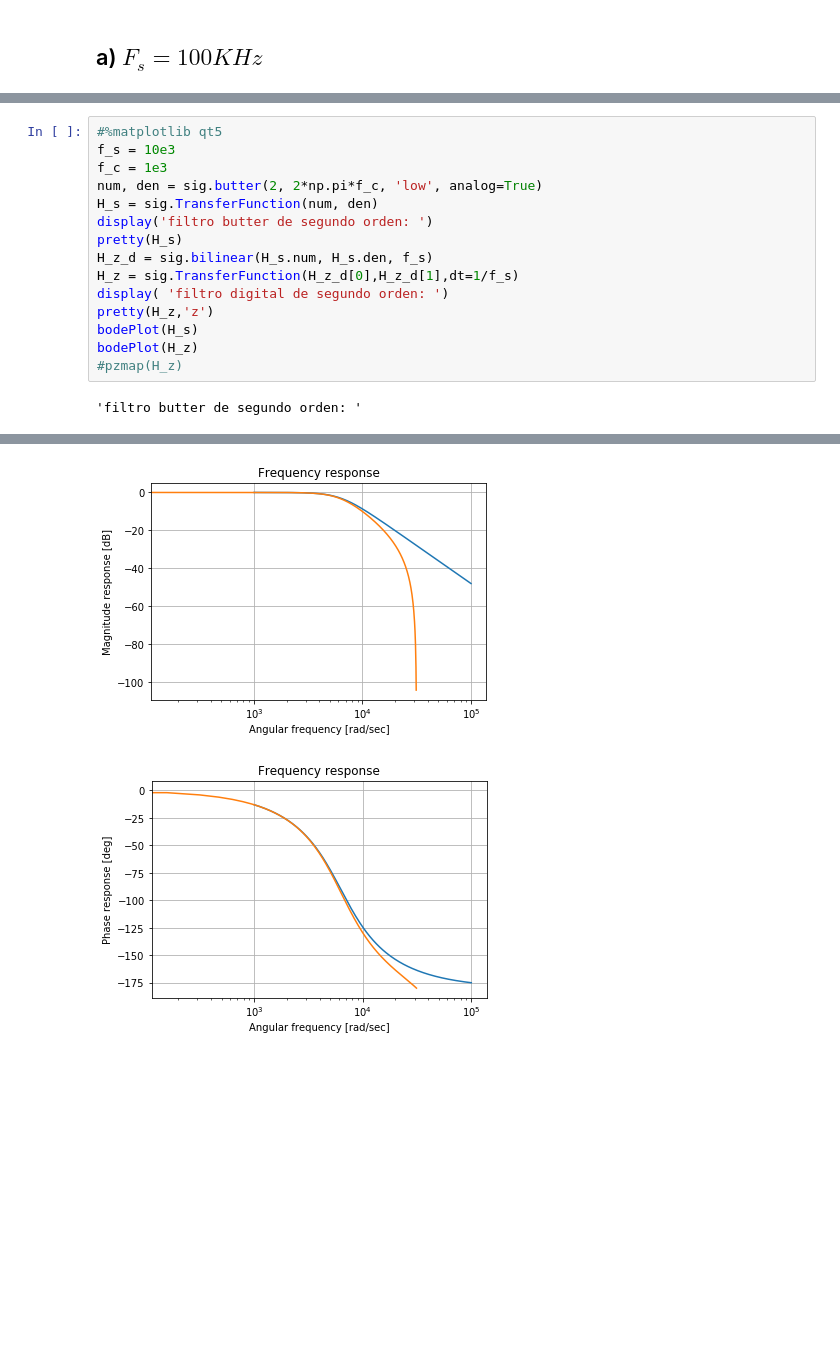
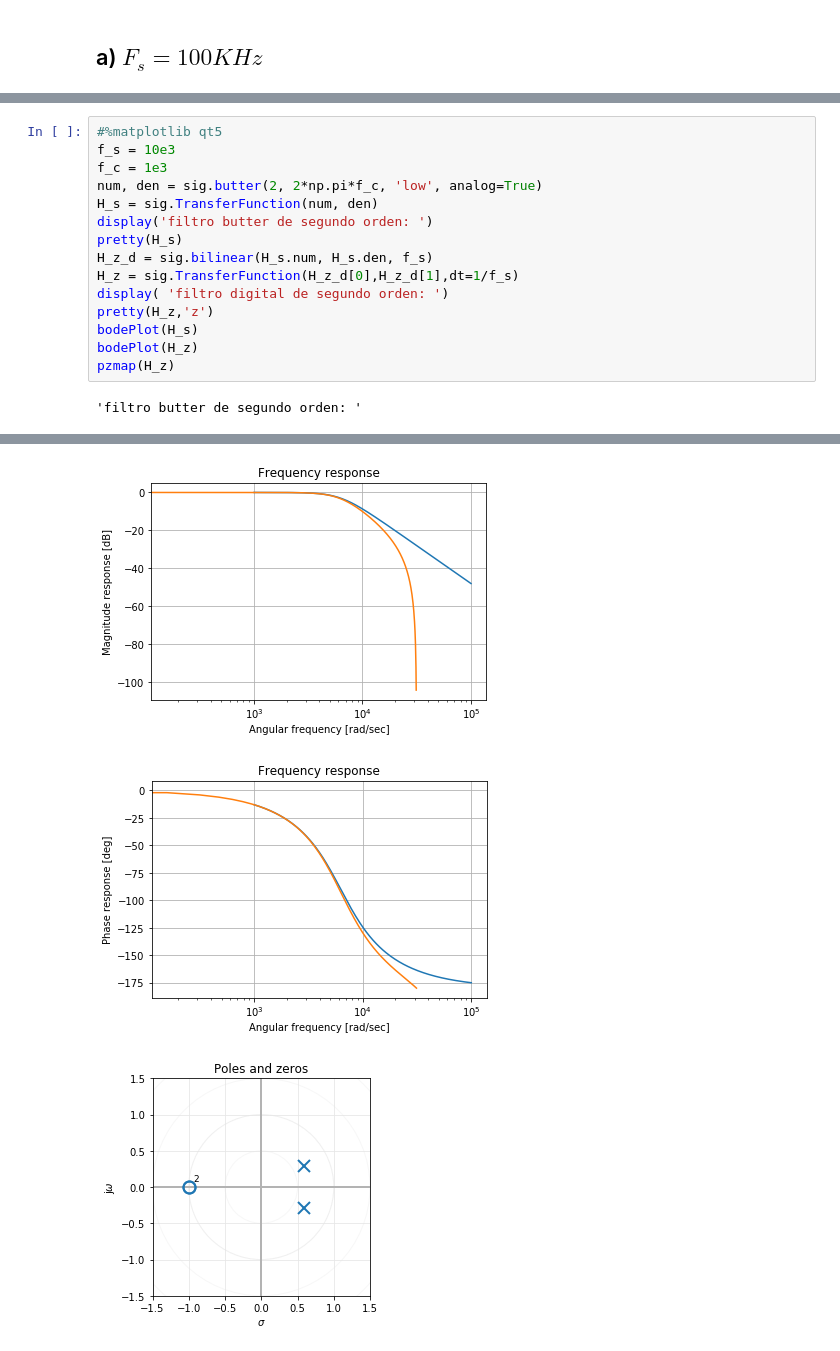
Before and after one commit to AnzeMendoza/UTN, a Jupyter notebook: TeoriaDeCircuitosII/TP4/TP4_eje2.ipynb, the cells around one changed output, grey strips where cells are left out. Saved outputs shown, nothing was run; the diff lists cells and outputs as text; blank space fills up the shorter version.

```diff
--- a/TeoriaDeCircuitosII/TP4/TP4_eje2.ipynb
+++ b/TeoriaDeCircuitosII/TP4/TP4_eje2.ipynb
@@ -53,6 +56,6 @@ display( 'filtro digital de segundo orden: ')
 pretty(H_z,'z')
 bodePlot(H_s)
 bodePlot(H_z)
-#pzmap(H_z)
+pzmap(H_z)
 # %% [output]
 'filtro butter de segundo orden: '
@@ -66,2 +69,3 @@ T(z) = ---------------------------------
 [figure]
 [figure]
+[figure, added]
```
Also changed, not shown: parts of 7 cells of this notebook, 1 other file.
